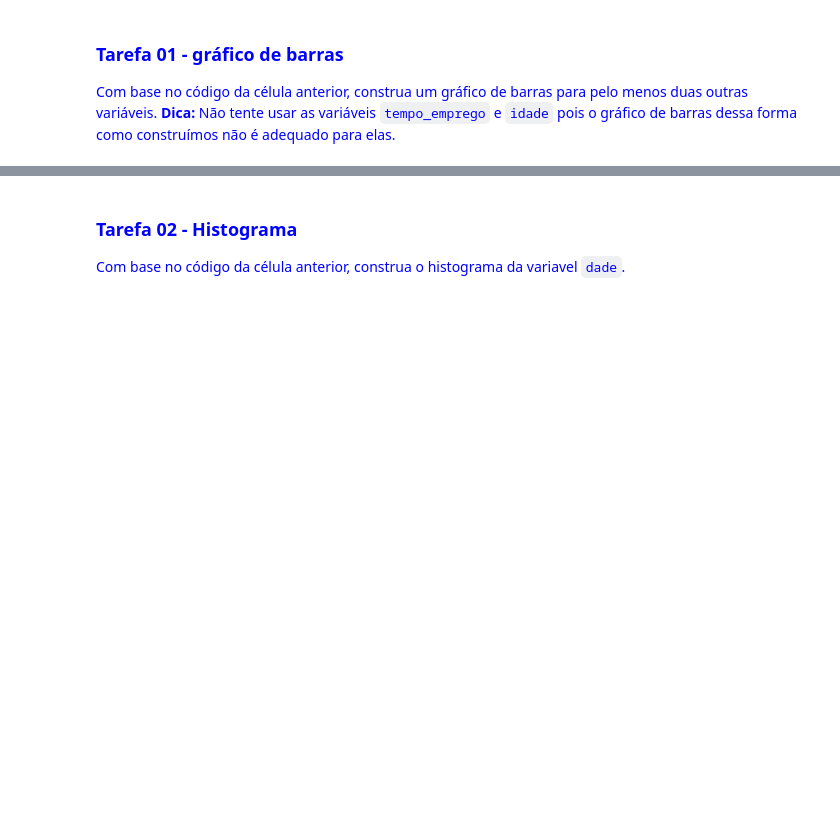
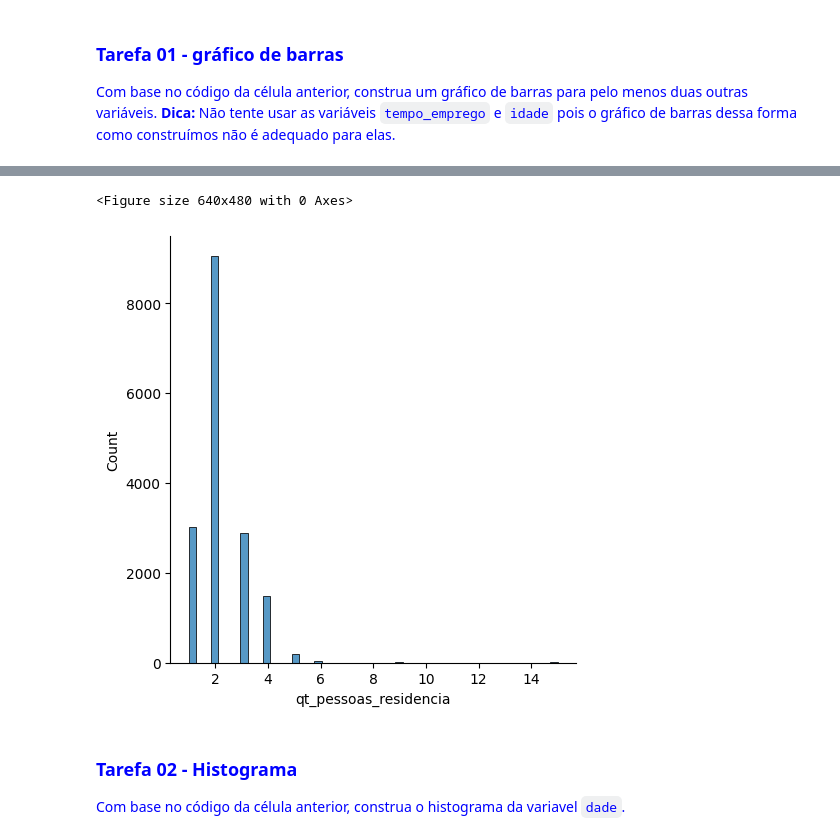
Before and after one commit to JaimeWillianCarneiro/Projeto-1---Classica--o-de--credito, a Jupyter notebook: Projeto 01 - Classificação de crédito.ipynb, the cells around one changed output, grey strips where cells are left out. Drawn from its saved outputs; the diff is of its cells as text; code cells hidden in the pictures; blank space fills up the shorter version.

````diff
--- a/Projeto 01 - Classificação de crédito.ipynb
+++ b/Projeto 01 - Classificação de crédito.ipynb
@@ -124,3 +136,12 @@ plt.show()
+# %%
+plt.clf()
+var = "qt_pessoas_residencia"
+
+sns.displot(df, x = var, bins = 50)
+plt.show()
+# %% [output]
+<Figure size 640x480 with 0 Axes>
+[figure, added]
 # %% [markdown]
 ### <span style="color:blue">Tarefa 02 - Histograma </span>
 <span style="color:blue"> Com base no código da célula anterior, construa o histograma da variavel ```dade```.  </span>
````
Also changed, not shown: parts of 9 cells of this notebook.
